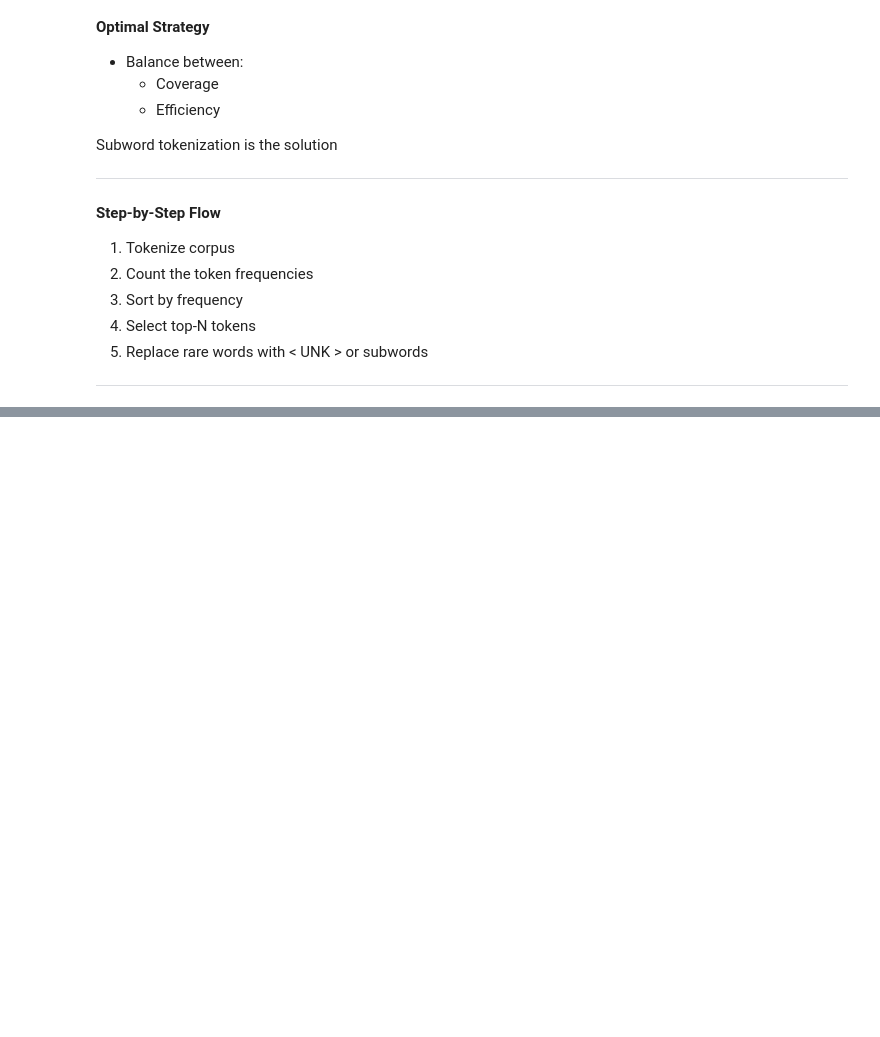
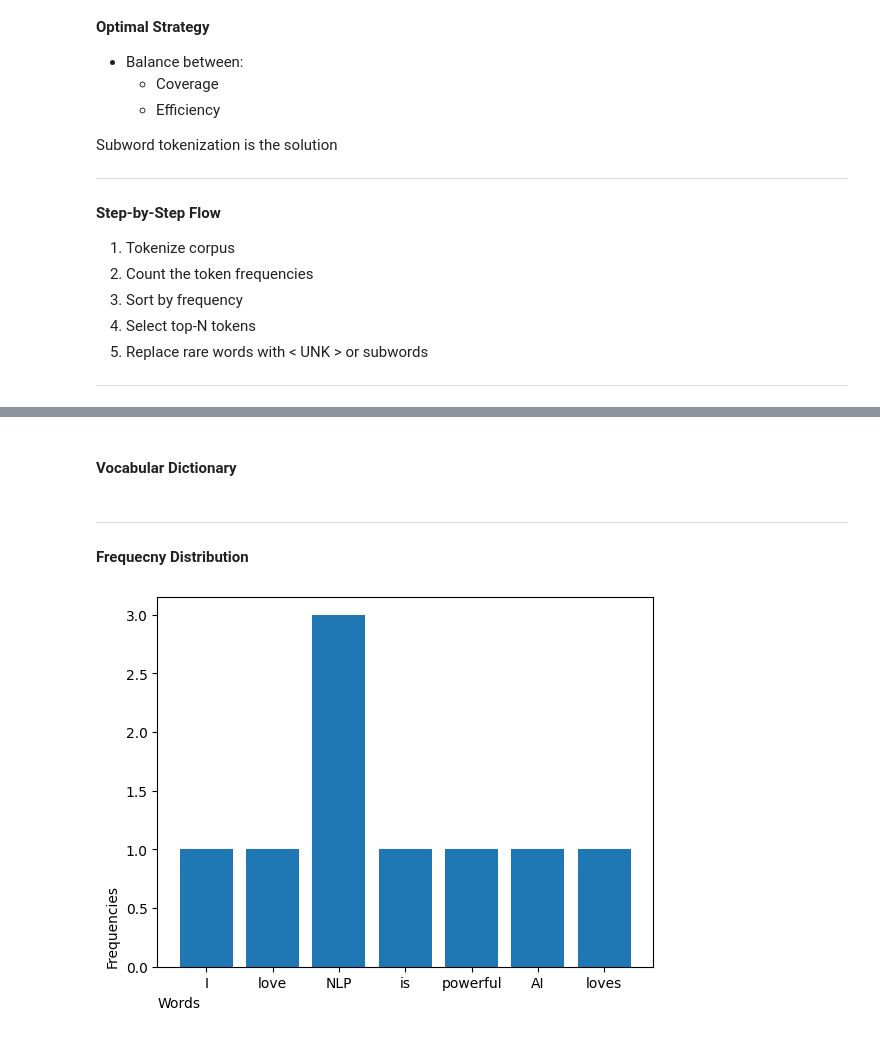
Before and after one commit to erkartik2001/nlp-genai-mastery, a Jupyter notebook: Phase1_TextProcessingTokenization/Day5_VocabularyAndTextStatistics.ipynb, the cells around one changed output, grey strips where cells are left out. Saved outputs shown, nothing was run; the diff lists cells and outputs as text; code cells hidden in the pictures; blank space fills up the shorter version.

```diff
--- a/Phase1_TextProcessingTokenization/Day5_VocabularyAndTextStatistics.ipynb
+++ b/Phase1_TextProcessingTokenization/Day5_VocabularyAndTextStatistics.ipynb
@@ -242,0 +391,35 @@ Modern LLM pipelines (handled via subword tokenization)
+# %% [markdown]
+#### **Vocabular Dictionary**
+# %%
+from collections import Counter
+
+texts = ["I love NLP", "NLP is powerful", "AI loves NLP"]
+
+def generate_vocab_freq(texts):
+    tokens = []
+
+    for text in texts:
+        tokens.extend(text.split())
+
+    counter = Counter(tokens)
+    vocab = {word: idx for idx,(word,_) in enumerate(counter.items())}
+
+    return vocab, counter
+
+vocab,counter = generate_vocab_freq(texts)
+# %% [markdown]
+---
+
+#### **Frequecny Distribution**
+# %%
+import matplotlib.pyplot as plt
+
+words = list(counter.keys())
+freqs = list(counter.values())
+
+plt.bar(words,freqs)
+plt.xlabel(xlabel="Words", loc='left')
+plt.ylabel("Frequencies",loc='bottom')
+plt.show()
+# %% [output]
+[figure, added]
```
Also changed, not shown: parts of 17 cells of this notebook.
